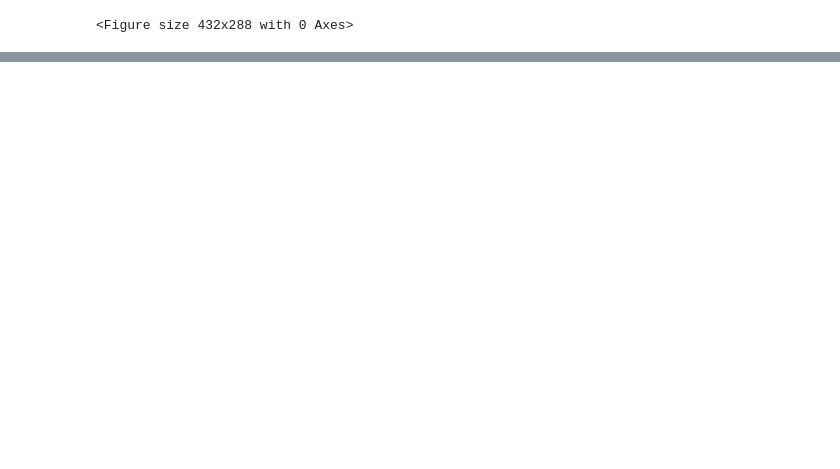
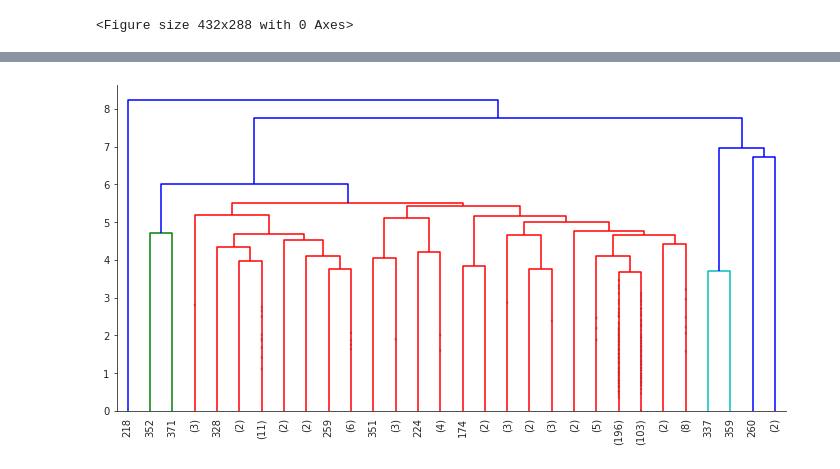
Before and after one commit to Asterisci/icm2021-2105298-finalist, a Jupyter notebook: code.ipynb, the cells around one changed output, grey strips where cells are left out. Cells and saved outputs as stored; diff of their text form; code cells hidden in the pictures; blank space fills up the shorter version.

```diff
--- a/code.ipynb
+++ b/code.ipynb
@@ -253,6 +301,8 @@ def disArr(ver):
 
     return dis_arr, distB
 # %%
+ver = (np.dot(sc.fit_transform(artistData_np), art_vec))
+
 # 距离矩阵计算
 ver_dis_arr, ver_disB =  disArr(ver)
 
@@ -263,3 +313,6 @@ _data_dis = sc.fit_transform(artistData_np)
 data_dis_arr, data_disB = disArr(_data_dis)
 
 pd.DataFrame.to_csv(data_dis_arr, './res/dis_arr.csv')
+
+print(ver_dis_arr)
+print(data_dis_arr)
@@ -266,39 +334,46 @@ pd.DataFrame.to_csv(data_dis_arr, './res/dis_arr.csv')
 # %%
 # 60类聚类
-_60_art_data = np.genfromtxt("./data/60_ar.csv", dtype="int")
-_70_art_data = np.genfromtxt("./data/70_ar.csv", dtype="int")
-_80_art_data = np.genfromtxt("./data/80_ar.csv", dtype="int")
+
+# _60_art_data = np.genfromtxt("./data/60_ar.csv", dtype="int")
+# _70_art_data = np.genfromtxt("./data/70_ar.csv", dtype="int")
+# _80_art_data = np.genfromtxt("./data/80_ar.csv", dtype="int")
+
+_60_art_data = np.genfromtxt("/content/drive/MyDrive/mcm/data/60_ar.csv", dtype="int")
+_70_art_data = np.genfromtxt("/content/drive/MyDrive/mcm/data/70_ar.csv", dtype="int")
+_80_art_data = np.genfromtxt("/content/drive/MyDrive/mcm/data/80_ar.csv", dtype="int")
 
 artistData['artist_id'] = artistData['artist_id'].astype('int')
 
 _60_art =  artistData[artistData['artist_id'].isin(_60_art_data)]
 _70_art =  artistData[artistData['artist_id'].isin(_70_art_data)]
 _80_art =  artistData[artistData['artist_id'].isin(_80_art_data)]
 
 _60_art_np = _60_art.drop(columns=['artist_name', 'artist_id', 'count', 'popularity', 'genre']).to_numpy().astype(float)
 _70_art_np = _70_art.drop(columns=['artist_name', 'artist_id', 'count', 'popularity', 'genre']).to_numpy().astype(float)
 _80_art_np = _80_art.drop(columns=['artist_name', 'artist_id', 'count', 'popularity', 'genre']).to_numpy().astype(float)
 
 _60_art_np = np.dot(sc.fit_transform(_60_art_np), art_vec)
 _70_art_np = np.dot(sc.fit_transform(_70_art_np), art_vec)
 _80_art_np = np.dot(sc.fit_transform(_80_art_np), art_vec)
 
 # _60_art_np = sc.fit_transform(_60_art_np)
 # _70_art_np = sc.fit_transform(_60_art_np)
 
 
 plt.figure(figsize=(12, 6))
 
 Z = hierarchy.linkage(_60_art_np, method ='average',metric='euclidean')
 
 hierarchy.dendrogram(Z, leaf_rotation=90., leaf_font_size=10., show_contracted=True, truncate_mode='lastp')
 
 sns.despine()
 plt.savefig('./img/60_clu.jpg', dpi = 600)
 
 plt.show()
 
 _60_art.to_csv('./res/_60_art.csv')
+# %% [output]
+[figure, added]
 # %%
 plt.figure(figsize=(12, 6))
 
```
Also changed, not shown: parts of 48 cells of this notebook.
